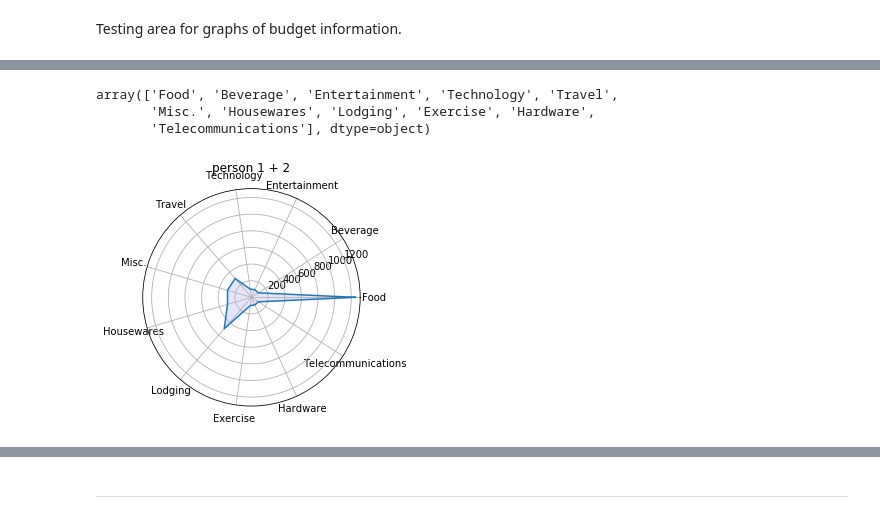
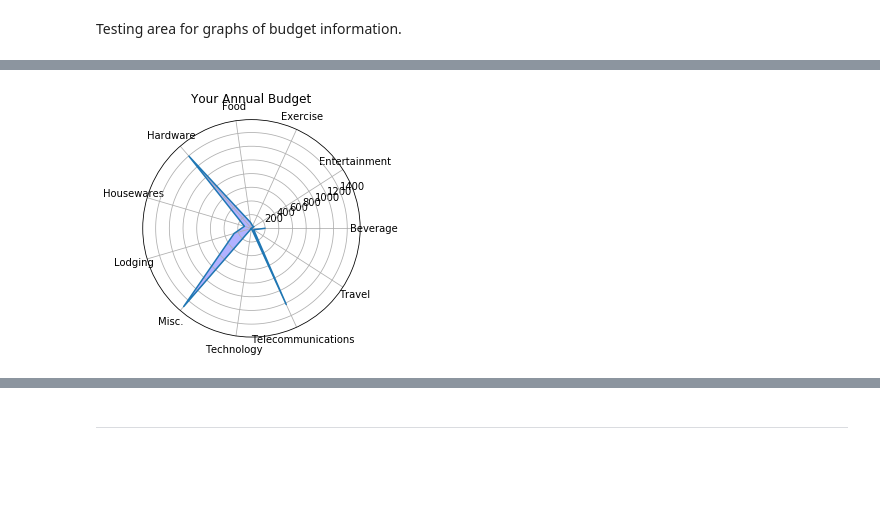
Before and after one commit to iheartbenzene/fantastic-octo-journey, a Jupyter notebook: budget_mk_X.ipynb, the cells around one changed output, grey strips where cells are left out. Drawn from its saved outputs; the diff is of its cells as text; code cells hidden in the pictures; blank space fills up the shorter version.

```diff
--- a/budget_mk_X.ipynb
+++ b/budget_mk_X.ipynb
@@ -1043,6 +940,2 @@ APIError: {
 # %%
-expense_categories_data_frame['purchase_category'].unique()[:-1]
+# expense_categories_data_frame['purchase_category'].unique()[:-1]
-# %% [output]
-array(['Food', 'Beverage', 'Entertainment', 'Technology', 'Travel',
-       'Misc.', 'Housewares', 'Lodging', 'Exercise', 'Hardware',
-       'Telecommunications'], dtype=object)
@@ -1049,5 +952,5 @@ array(['Food', 'Beverage', 'Entertainment', 'Technology', 'Travel',
 # %%
-def view_personal_budget(person, data):
+def view_annual_budget():
 
     #Just to make sure the data gets loaded properly
     #The lines below reload the categorized purchases data frame
@@ -1055,12 +958,14 @@ def view_personal_budget(person, data):
 #     categorized_purchases_data_frame_source = pd.DataFrame(categorized_purchases.get_all_records())
 #     categorized_purchases_data_frame = categorized_purchases_data_frame_source.copy()
 
-    features = expense_categories_data_frame['purchase_category'].unique()[:-1]
-#    features = list(categorized_purchases_data_frame['categories'])
+    grouped_purchases_source = expense_categories_data_frame.groupby(['purchase_category']).agg({'purchase_amount': 'sum'}).reset_index()
+    features = grouped_purchases_source['purchase_category'][1:]
+#     features = expense_categories_data_frame['purchase_category'].unique()[:-1]
+#     features = list(categorized_purchases_data_frame['categories'])
     features_of_interest = len(features)
 
-
-    data += data [:1]
+    data = grouped_purchases_source['purchase_amount']
+#    data += data[:1]
 
     angles = [n / (features_of_interest) * 2 * pi for n in range(features_of_interest)]
     angles += angles [:1]
@@ -1069,11 +974,13 @@ def view_personal_budget(person, data):
 
     plt.xticks(angles[:-1], features)
     ax.plot(angles, data)
-    ax.fill(angles, data, 'blue', alpha=0.1)
+    ax.fill(angles, data, 'blue', alpha=0.3)
 
-    ax.set_title(person)
+    ax.set_title("Your Annual Budget")
+
+    plt.savefig("Your Annual Budget.png")
     plt.show()
-# %%
-view_personal_budget("person 1 + 2", [1250, 100, 100, 100, 300, 300, 300, 500, 100, 100, 100])
-# %% [output]
-[figure, removed]
+# %%
+view_annual_budget()
+# %% [output]
+[figure, added]
```
Also changed, not shown: parts of 24 cells of this notebook.
